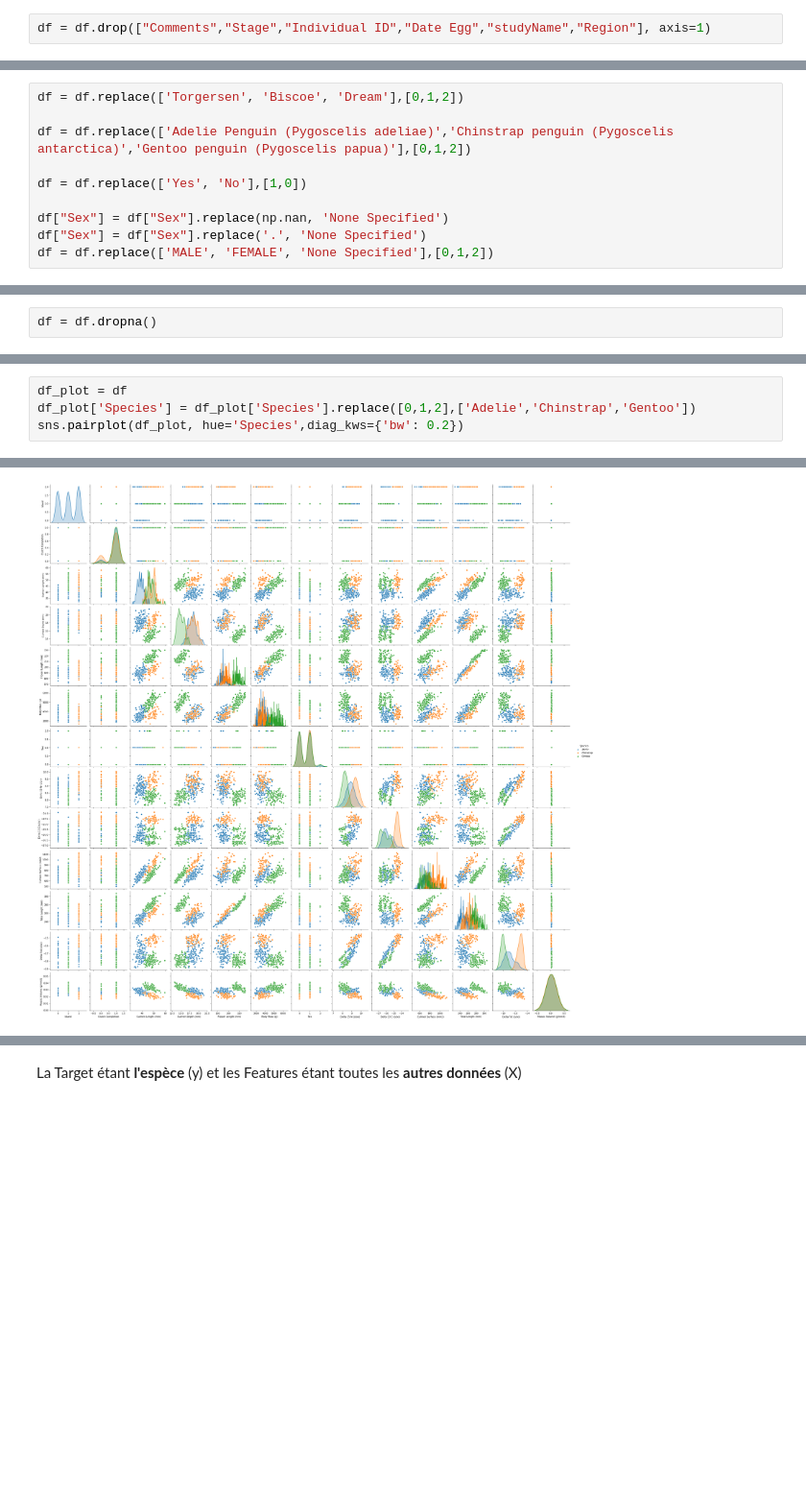
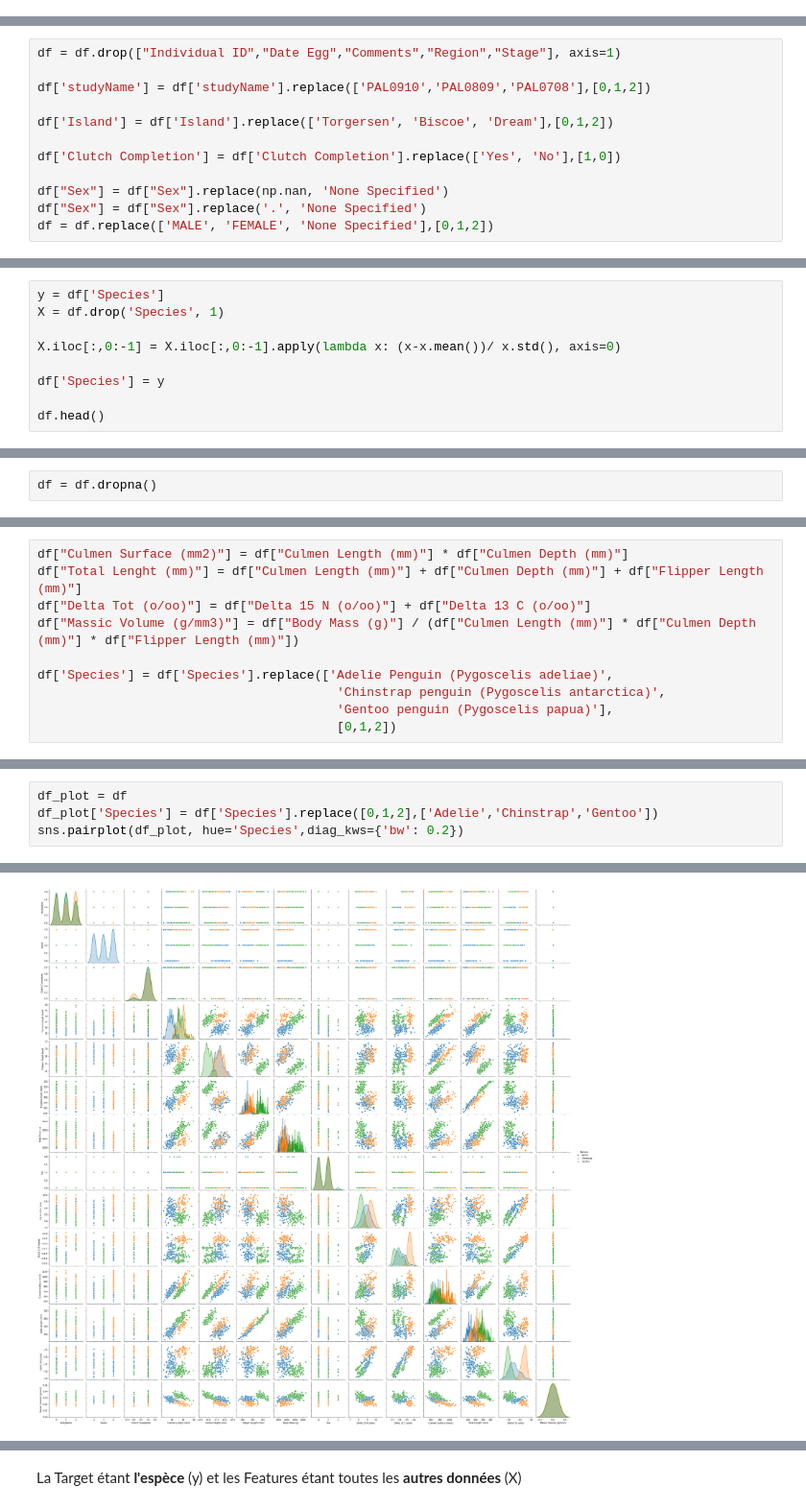
Before and after one commit to GuillaumeDupuy/Machine-Learning, a Jupyter notebook: projet.ipynb, the cells around one changed output, grey strips where cells are left out. Shown at 96% size. Drawn from its saved outputs; the diff is of its cells as text; blank space fills up the shorter version.

```diff
--- a/projet.ipynb
+++ b/projet.ipynb
@@ -151,2 +135,0 @@ Dans cette partie nous allons réalisé le data cleaning, c'est à dire supprime
-# %%
-df = df.drop(["Comments","Stage","Individual ID","Date Egg","studyName","Region"], axis=1)
@@ -155,9 +142,11 @@ On normalise dans l'ordre, les colonnes : Island, Species, Clutch Completion et
 # %%
-df = df.replace(['Torgersen', 'Biscoe', 'Dream'],[0,1,2])
+df = df.drop(["Individual ID","Date Egg","Comments","Region","Stage"], axis=1)
 
-df = df.replace(['Adelie Penguin (Pygoscelis adeliae)','Chinstrap penguin (Pygoscelis antarctica)','Gentoo penguin (Pygoscelis papua)'],[0,1,2])
+df['studyName'] = df['studyName'].replace(['PAL0910','PAL0809','PAL0708'],[0,1,2])
 
-df = df.replace(['Yes', 'No'],[1,0])
+df['Island'] = df['Island'].replace(['Torgersen', 'Biscoe', 'Dream'],[0,1,2])
+
+df['Clutch Completion'] = df['Clutch Completion'].replace(['Yes', 'No'],[1,0])
 
 df["Sex"] = df["Sex"].replace(np.nan, 'None Specified')
 df["Sex"] = df["Sex"].replace('.', 'None Specified')
@@ -185,0 +158,9 @@ df
+# %%
+y = df['Species']
+X = df.drop('Species', 1)
+
+X.iloc[:,0:-1] = X.iloc[:,0:-1].apply(lambda x: (x-x.mean())/ x.std(), axis=0)
+
+df['Species'] = y
+
+df.head()
@@ -219,0 +226,10 @@ df = df.dropna()
+# %%
+df["Culmen Surface (mm2)"] = df["Culmen Length (mm)"] * df["Culmen Depth (mm)"]
+df["Total Lenght (mm)"] = df["Culmen Length (mm)"] + df["Culmen Depth (mm)"] + df["Flipper Length (mm)"]
+df["Delta Tot (o/oo)"] = df["Delta 15 N (o/oo)"] + df["Delta 13 C (o/oo)"]
+df["Massic Volume (g/mm3)"] = df["Body Mass (g)"] / (df["Culmen Length (mm)"] * df["Culmen Depth (mm)"] * df["Flipper Length (mm)"])
+
+df['Species'] = df['Species'].replace(['Adelie Penguin (Pygoscelis adeliae)',
+                                        'Chinstrap penguin (Pygoscelis antarctica)',
+                                        'Gentoo penguin (Pygoscelis papua)'],
+                                        [0,1,2])
@@ -241,5 +260,5 @@ On trace avec ce graphique les caractèristiques en fonction des 3 espèces
 # %%
 df_plot = df
-df_plot['Species'] = df_plot['Species'].replace([0,1,2],['Adelie','Chinstrap','Gentoo'])
+df_plot['Species'] = df['Species'].replace([0,1,2],['Adelie','Chinstrap','Gentoo'])
 sns.pairplot(df_plot, hue='Species',diag_kws={'bw': 0.2})
 # %% [output]
@@ -251 +266 @@ See the caveats in the documentation: https://pandas.pydata.org/pandas-docs/stab
-[figure, old version]
+[figure, new version]
```
Also changed, not shown: parts of 95 cells of this notebook, 1 other file.
